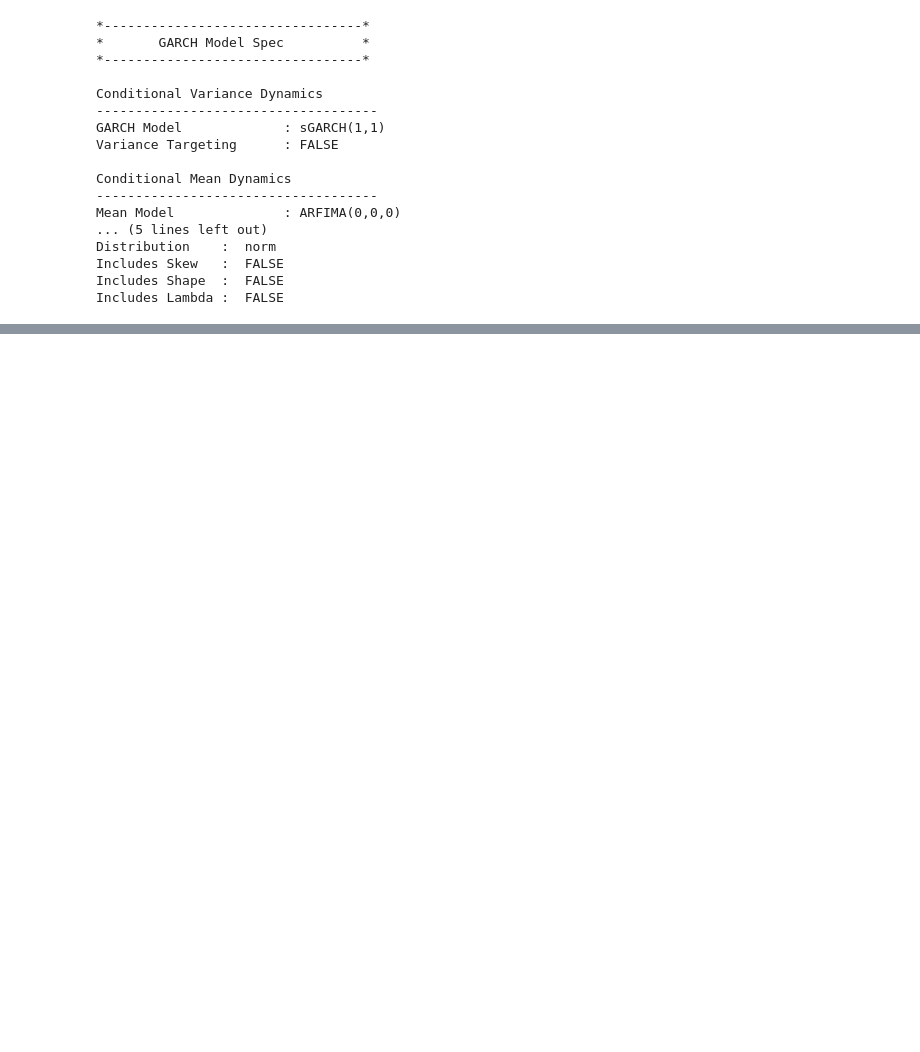
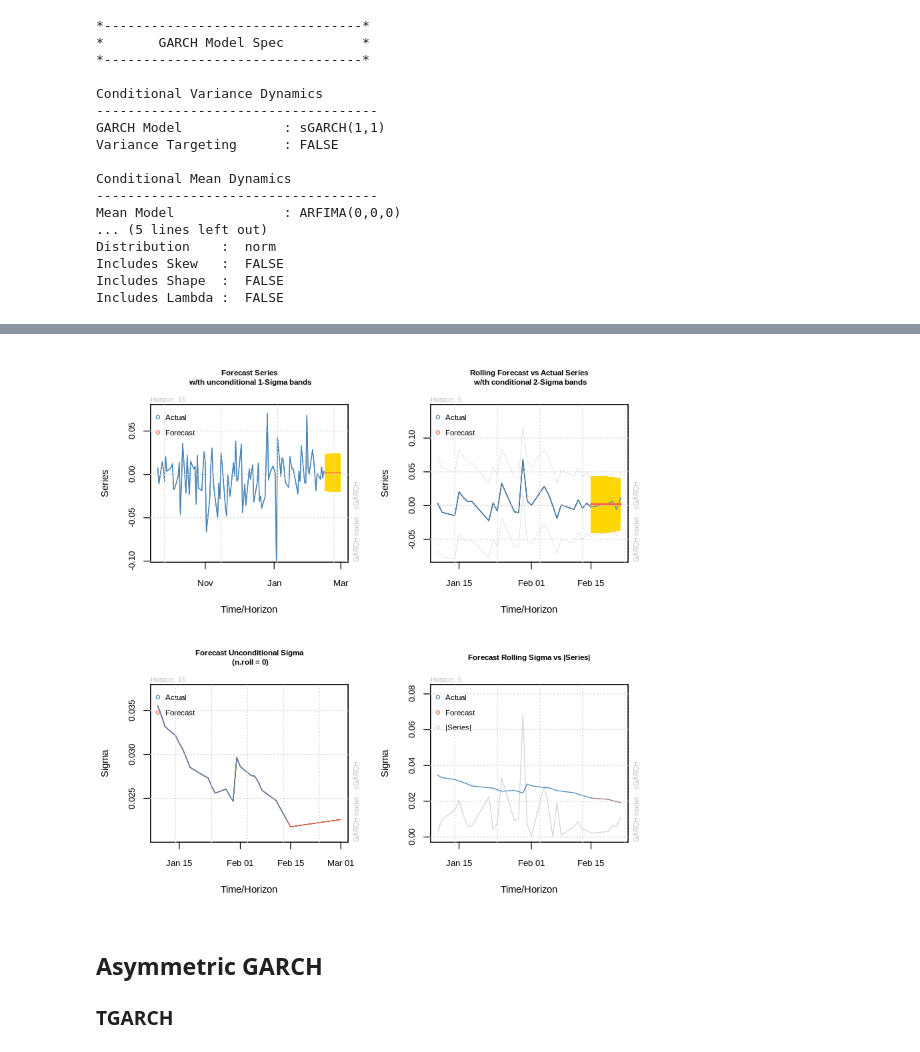
Before and after one commit to yehjxraymond/wqu_econometrics_group_proj, a Jupyter notebook: submission2/Part1.ipynb, the cells around one changed output, grey strips where cells are left out. Cells and saved outputs as stored; diff of their text form; code cells hidden in the pictures; blank space fills up the shorter version.

```diff
--- a/submission2/Part1.ipynb
+++ b/submission2/Part1.ipynb
@@ -99,0 +129,9 @@ Elapsed time : 0.2692935
+# %%
+# Plot forcast of series
+plot(forecast, which="all")
+# %% [output]
+[figure, added]
+# %% [markdown]
+## Asymmetric GARCH
+
+### TGARCH
```
Also changed, not shown: parts of 27 cells of this notebook.
